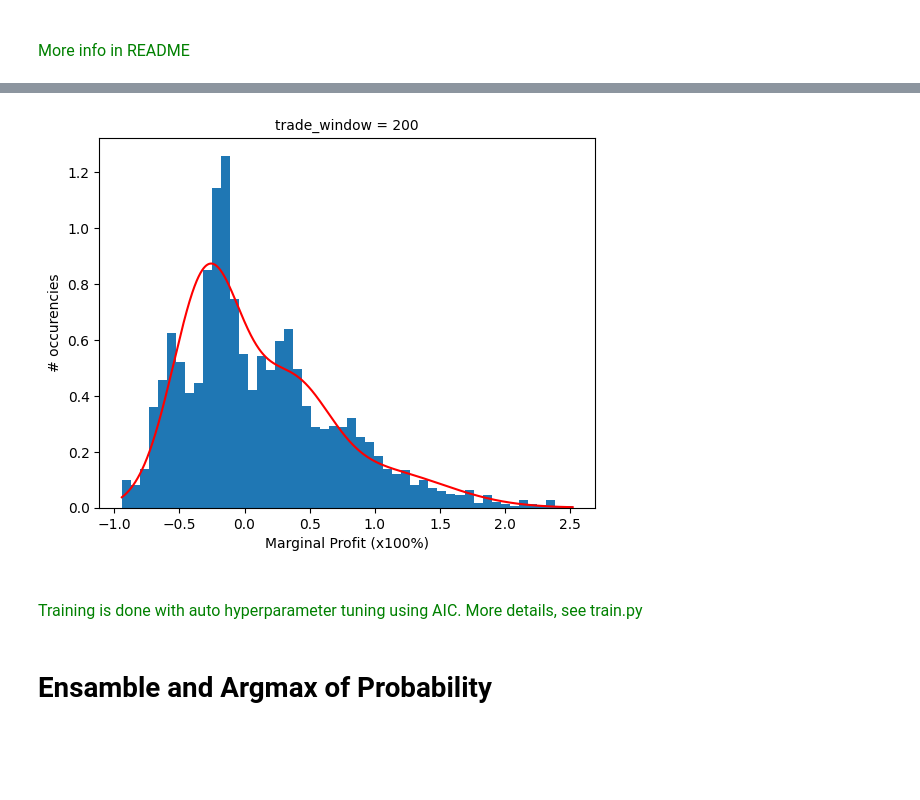
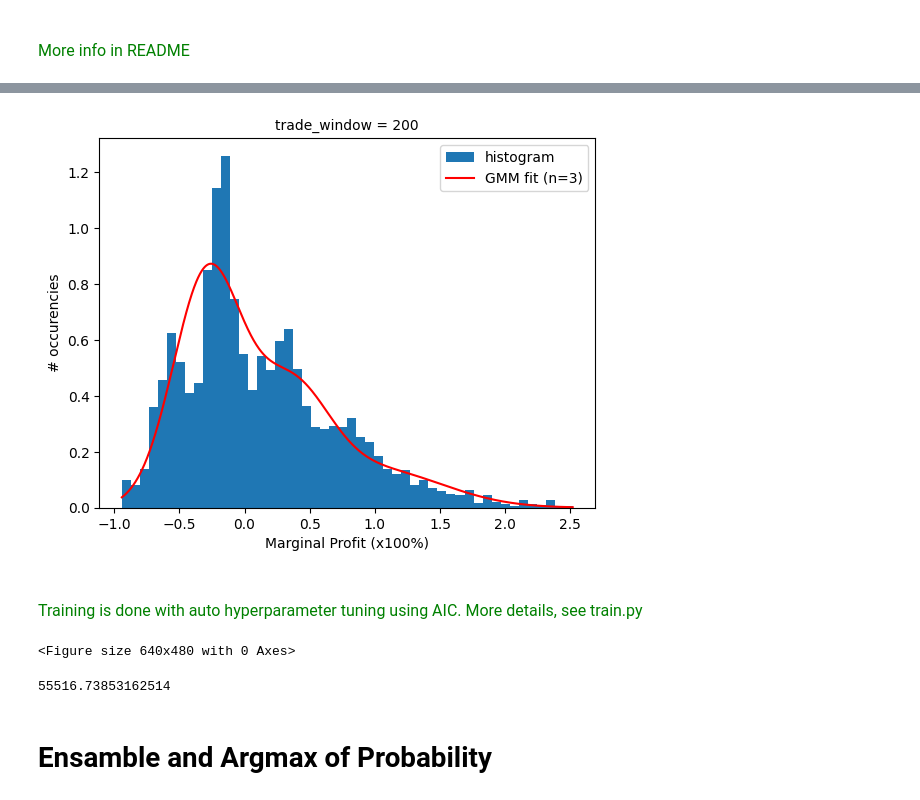
Before and after one commit to KaiTaiTong/trading-freq-recommandation-sys, a Jupyter notebook: exploration.ipynb, the cells around one changed output, grey strips where cells are left out. Drawn from its saved outputs; the diff is of its cells as text; code cells hidden in the pictures; blank space fills up the shorter version.

```diff
--- a/exploration.ipynb
+++ b/exploration.ipynb
@@ -226,20 +228,51 @@ plt.show()
 # %%
 stock_profile = StockProfile(pd.read_csv('./data/stock_market_data/nasdaq/csv/AAL.csv'))
 marginal_profit = stock_profile.get_marginal_profit_on_n_day_trading(trade_window = 200)
 gmm = GaussianMixture(n_components=3)
 gmm.fit(marginal_profit.reshape(-1, 1))
 
 x = np.linspace(marginal_profit.min(), marginal_profit.max(), 1000).reshape(-1, 1)
 logprob = gmm.score_samples(x)
-plt.hist(marginal_profit, bins=50, density=True)
-plt.plot(x[:, 0], np.exp(logprob), 'r')
+plt.hist(marginal_profit, bins=50, density=True, label='histogram')
+plt.plot(x[:, 0], np.exp(logprob), 'r', label='GMM fit (n={})'.format(3))
 plt.xlabel('Marginal Profit (x100%)')
 plt.ylabel('# occurencies')
 plt.title('trade_window = 200', fontsize=10)
+plt.legend(loc='upper right')
 plt.show()
 # %% [output]
-[figure, old version]
+[figure, new version]
 # %% [markdown]
 <br><font color='green' size=3>
 Training is done with auto hyperparameter tuning using AIC. More details, see train.py
 </font>
+# %%
+# Generate sample result figures for README
+# training with auto tuning
+current_stock = StockProfile(pd.read_csv('./data/stock_market_data/sp500/csv/HD.csv'))
+counter = 0
+for trade_window in range(1, 3650, 5):
+    marginal_profit = current_stock.get_marginal_profit_on_n_day_trading(trade_window, mode='percentage')
+    aic = []
+    for n in range(1, 5):
+        gmm = GaussianMixture(n_components=n)
+        gmm.fit(marginal_profit.reshape(-1, 1))
+        aic.append(gmm.aic(marginal_profit.reshape(-1, 1)))
+    best_n = np.argmin(aic) + 1
+
+    gmm = GaussianMixture(n_components=best_n)
+    gmm.fit(marginal_profit.reshape(-1, 1))
+
+    x = np.linspace(marginal_profit.min(), marginal_profit.max(), 1000).reshape(-1, 1)
+    logprob = gmm.score_samples(x)
+    plt.hist(marginal_profit, bins=50, density=True, label='histogram')
+    plt.plot(x[:, 0], np.exp(logprob), 'r', label='GMM fit (n={})'.format(best_n))
+    plt.xlabel('Marginal Profit (x100%)')
+    plt.ylabel('# occurencies')
+    plt.title('trade_window = {} days'.format(trade_window), fontsize=10)
+    plt.legend(loc='upper right')
+    plt.savefig('./test/{}.png'.format(counter))
+    plt.clf()
+    counter += 1
+# %% [output]
+<Figure size 640x480 with 0 Axes>
@@ -246,3 +297,7 @@ Training is done with auto hyperparameter tuning using AIC. More details, see tr
+# %%
+gmm.aic(marginal_profit.reshape(-1, 1))
+# %% [output]
+55516.73853162514
 # %% [markdown]
 # Ensamble and Argmax of Probability
 # %%
```
Also changed, not shown: parts of 3 cells of this notebook.
